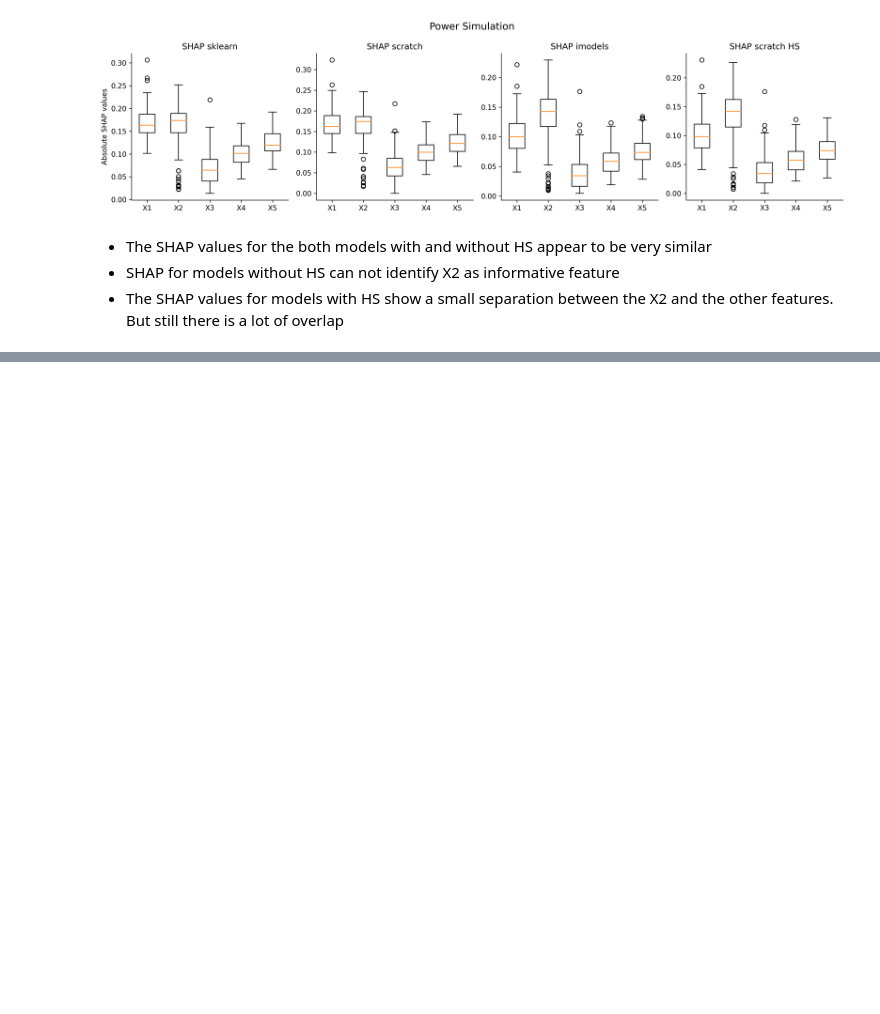
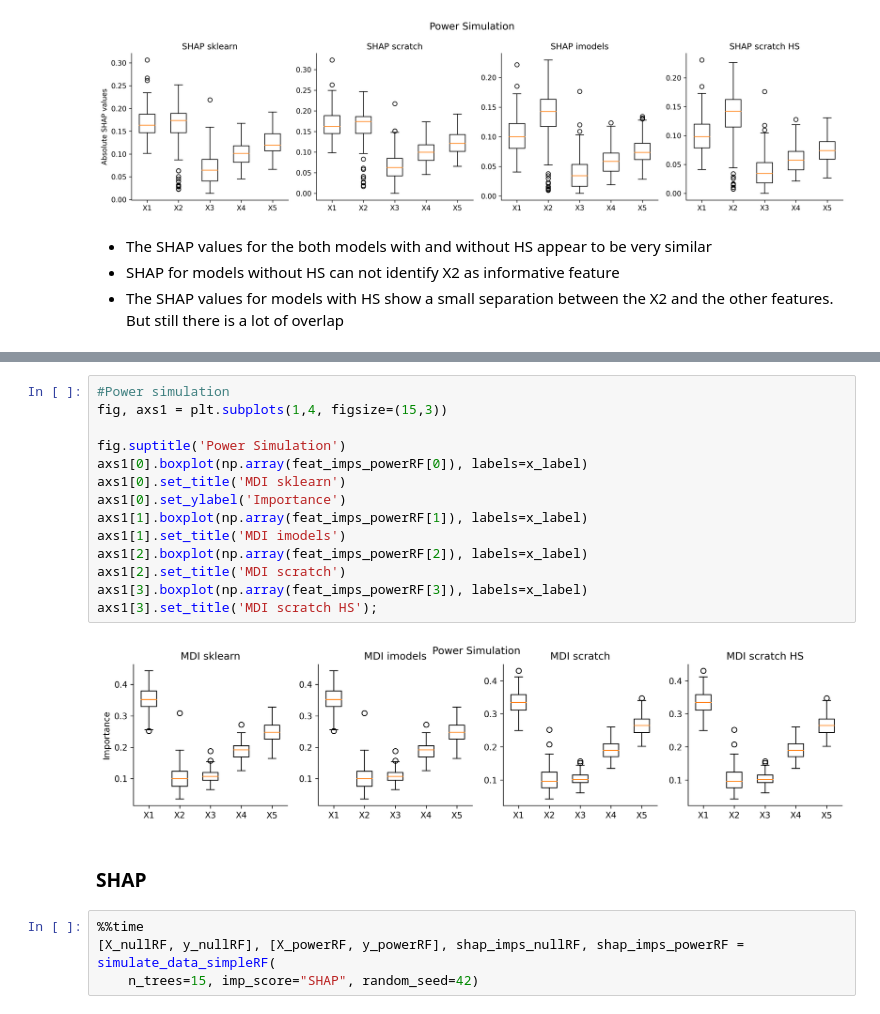
Before and after one commit to markusloecher/TreeBasedModel, a Jupyter notebook: notebooks/Strobl_simulation_experiment.ipynb, the cells around one changed output, grey strips where cells are left out. Drawn from its saved outputs; the diff is of its cells as text; blank space fills up the shorter version.

Commit message:
Add n_features sqrt for RF and add Strobl comparison for RF MDI & SHAP

```diff
--- a/notebooks/Strobl_simulation_experiment.ipynb
+++ b/notebooks/Strobl_simulation_experiment.ipynb
@@ -301,0 +494,22 @@ fig.tight_layout();
+# %%
+#Power simulation
+fig, axs1 = plt.subplots(1,4, figsize=(15,3))
+
+fig.suptitle('Power Simulation')
+axs1[0].boxplot(np.array(feat_imps_powerRF[0]), labels=x_label)
+axs1[0].set_title('MDI sklearn')
+axs1[0].set_ylabel('Importance')
+axs1[1].boxplot(np.array(feat_imps_powerRF[1]), labels=x_label)
+axs1[1].set_title('MDI imodels')
+axs1[2].boxplot(np.array(feat_imps_powerRF[2]), labels=x_label)
+axs1[2].set_title('MDI scratch')
+axs1[3].boxplot(np.array(feat_imps_powerRF[3]), labels=x_label)
+axs1[3].set_title('MDI scratch HS');
+# %% [output]
+[figure, added]
+# %% [markdown]
+### SHAP
+# %%
+%%time
+[X_nullRF, y_nullRF], [X_powerRF, y_powerRF], shap_imps_nullRF, shap_imps_powerRF = simulate_data_simpleRF(
+    n_trees=15, imp_score="SHAP", random_seed=42)
```
Also changed, not shown: parts of 12 cells of this notebook, 3 other files.
